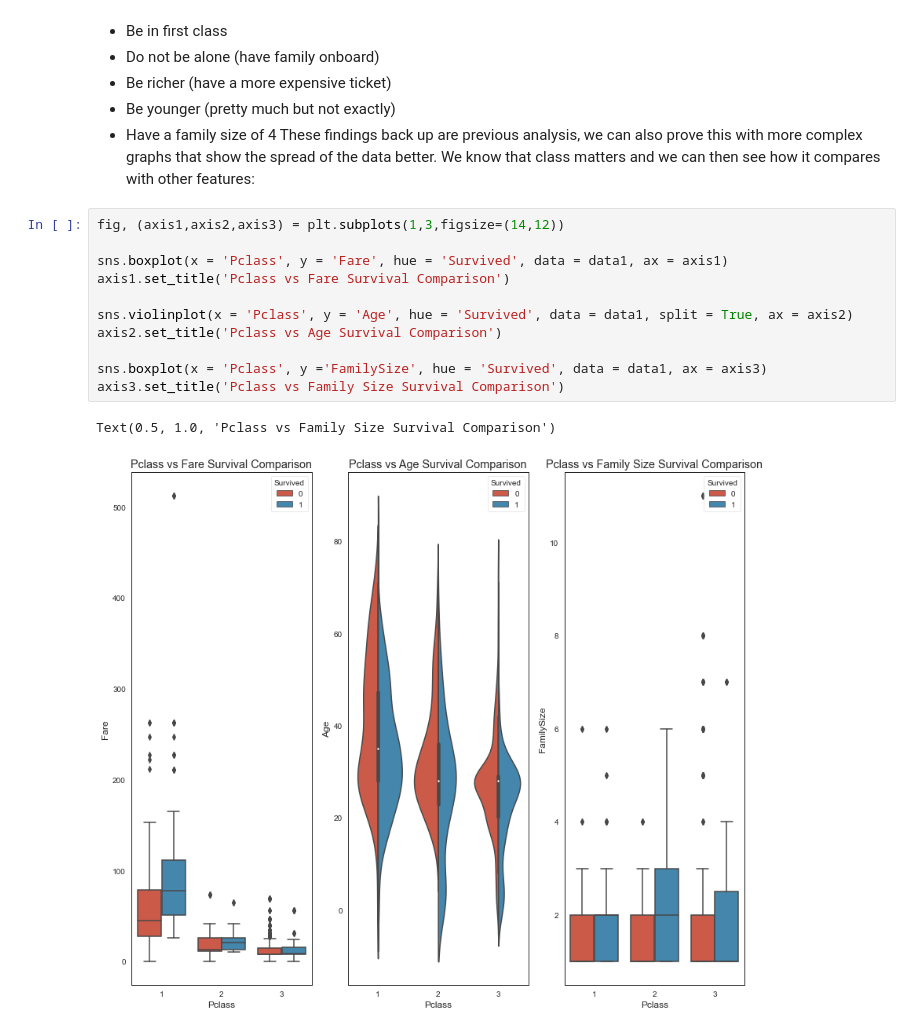
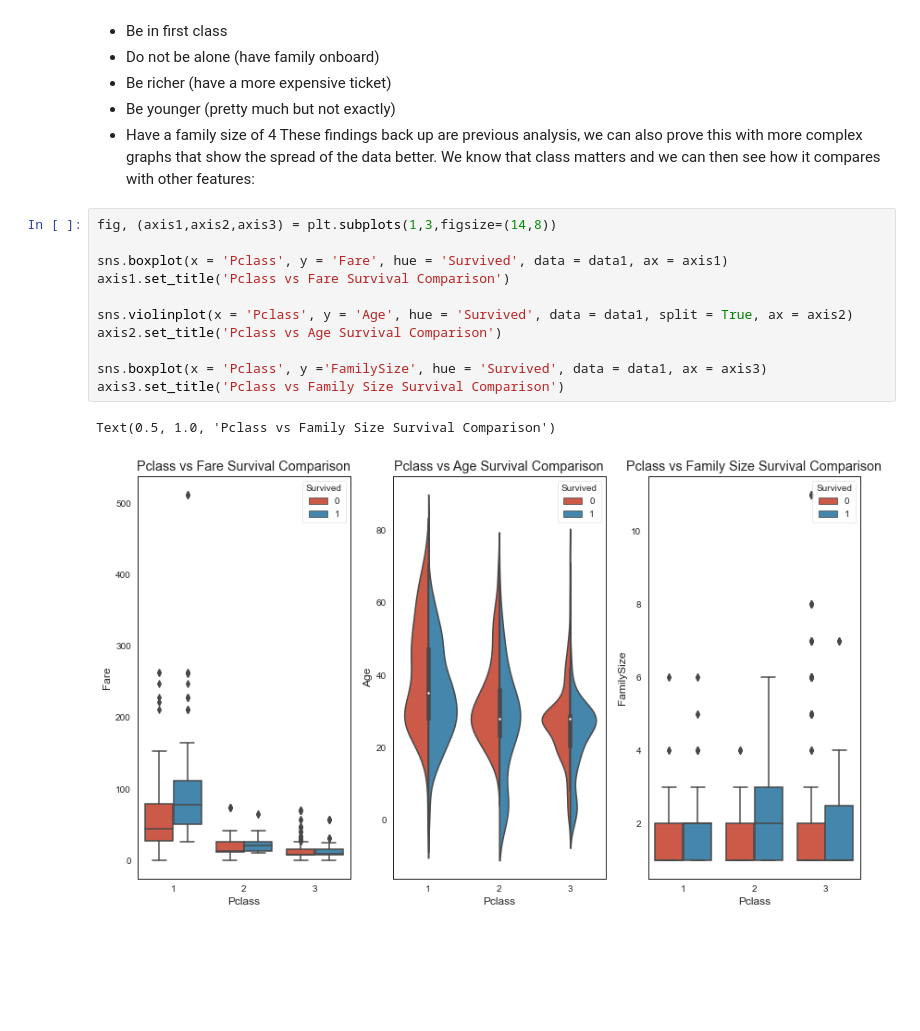
Before and after one commit to wjsavage/kaggle_titanic, a Jupyter notebook: titanic.ipynb, the cells around one changed output. Cells and saved outputs as stored; diff of their text form; blank space fills up the shorter version.

```diff
--- a/titanic.ipynb
+++ b/titanic.ipynb
@@ -466,16 +466,16 @@ These figures do tell us a lot more. From these graphics if you want to survive
 These findings back up are previous analysis, we can also prove this with more complex graphs that show the spread of the data better.
 We know that class matters and we can then see how it compares with other features:
 # %%
-fig, (axis1,axis2,axis3) = plt.subplots(1,3,figsize=(14,12))
+fig, (axis1,axis2,axis3) = plt.subplots(1,3,figsize=(14,8))
 
 sns.boxplot(x = 'Pclass', y = 'Fare', hue = 'Survived', data = data1, ax = axis1)
 axis1.set_title('Pclass vs Fare Survival Comparison')
 
 sns.violinplot(x = 'Pclass', y = 'Age', hue = 'Survived', data = data1, split = True, ax = axis2)
 axis2.set_title('Pclass vs Age Survival Comparison')
 
 sns.boxplot(x = 'Pclass', y ='FamilySize', hue = 'Survived', data = data1, ax = axis3)
 axis3.set_title('Pclass vs Family Size Survival Comparison')
 # %% [output]
 Text(0.5, 1.0, 'Pclass vs Family Size Survival Comparison')
-[figure, old version]
+[figure, new version]
```
Also changed, not shown: parts of 9 cells of this notebook.
